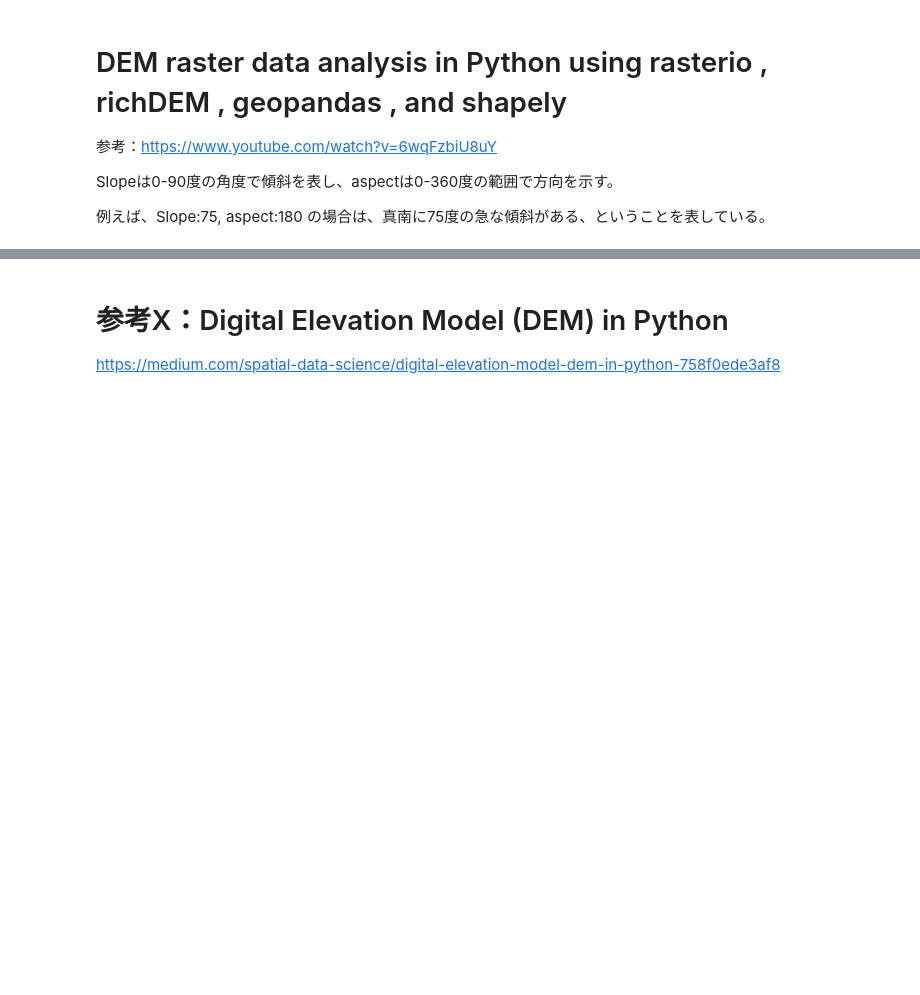
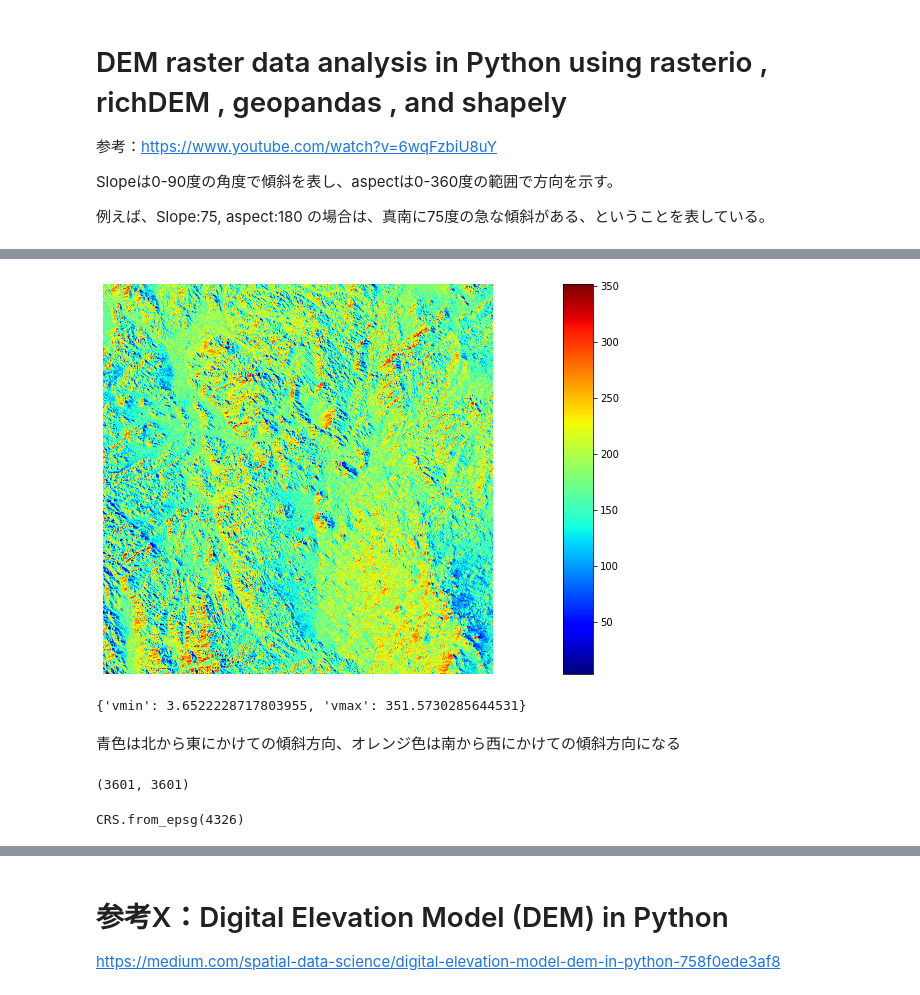
Before and after one commit to detethcotaf/notebooks_satellite_data, a Jupyter notebook: dataManipulation/trial_DEM.ipynb, the cells around one changed output, grey strips where cells are left out. Saved outputs shown, nothing was run; the diff lists cells and outputs as text; code cells hidden in the pictures; blank space fills up the shorter version.

```diff
--- a/dataManipulation/trial_DEM.ipynb
+++ b/dataManipulation/trial_DEM.ipynb
@@ -40,0 +154,3 @@ ModuleNotFoundError: No module named 'richdem'
+# %%
+rd_aspect = rd.TerrainAttribute(richdem_sample, attrib='aspect')
+rd_aspect
@@ -40,0 +177,8 @@ ModuleNotFoundError: No module named 'richdem'
+# %%
+# plot aspect values
+rd.rdShow(rd_aspect, axes=False, cmap='jet', figsize=(9,6))
+# %% [output]
+[figure, added]
+{'vmin': 3.6522228717803955, 'vmax': 351.5730285644531}
+# %% [markdown]
+青色は北から東にかけての傾斜方向、オレンジ色は南から西にかけての傾斜方向になる
@@ -40,0 +187,4 @@ ModuleNotFoundError: No module named 'richdem'
+# %%
+richdem_sample.shape
+# %% [output]
+(3601, 3601)
@@ -40,0 +204,4 @@ ModuleNotFoundError: No module named 'richdem'
+# %%
+dem_sample.crs
+# %% [output]
+CRS.from_epsg(4326)
```
Also changed, not shown: parts of 47 cells of this notebook, 2 other files.
